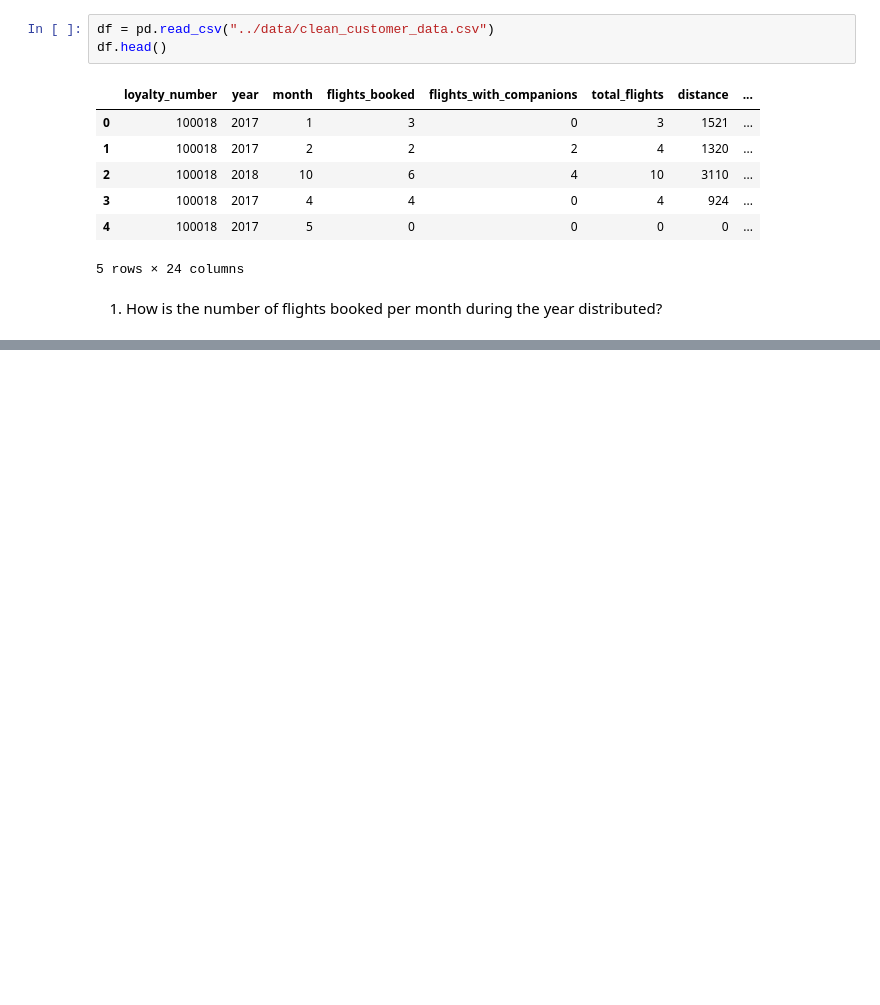
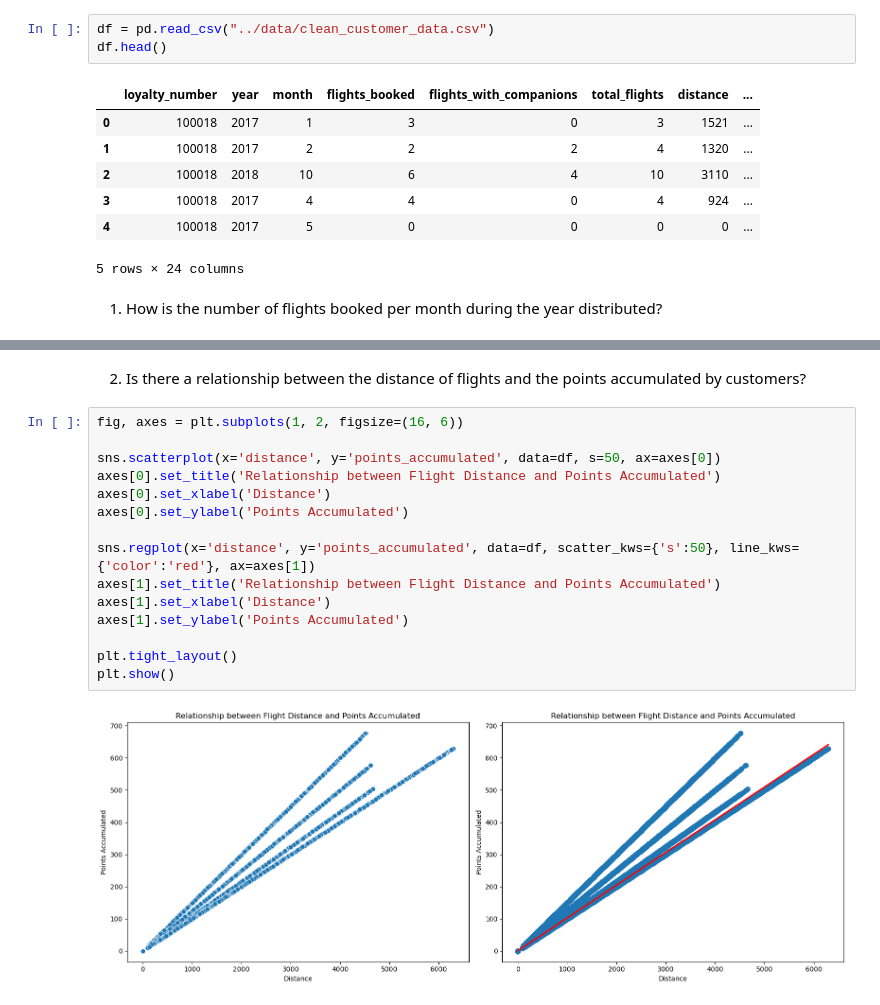
Before and after one commit to Adalab/bda-modulo-3-evaluacion-final-BeaDataArtist, a Jupyter notebook: jupyter/3_visualization.ipynb, the cells around one changed output, grey strips where cells are left out. Saved outputs shown, nothing was run; the diff lists cells and outputs as text; blank space fills up the shorter version.

```diff
--- a/jupyter/3_visualization.ipynb
+++ b/jupyter/3_visualization.ipynb
@@ -24,0 +42,19 @@ df.head()
+# %% [markdown]
+2. Is there a relationship between the distance of flights and the points accumulated by customers?
+# %%
+fig, axes = plt.subplots(1, 2, figsize=(16, 6))
+
+sns.scatterplot(x='distance', y='points_accumulated', data=df, s=50, ax=axes[0])
+axes[0].set_title('Relationship between Flight Distance and Points Accumulated')
+axes[0].set_xlabel('Distance')
+axes[0].set_ylabel('Points Accumulated')
+
+sns.regplot(x='distance', y='points_accumulated', data=df, scatter_kws={'s':50}, line_kws={'color':'red'}, ax=axes[1])
+axes[1].set_title('Relationship between Flight Distance and Points Accumulated')
+axes[1].set_xlabel('Distance')
+axes[1].set_ylabel('Points Accumulated')
+
+plt.tight_layout()
+plt.show()
+# %% [output]
+[figure, added]
```
Also changed, not shown: parts of 10 cells of this notebook, 6 other files.
